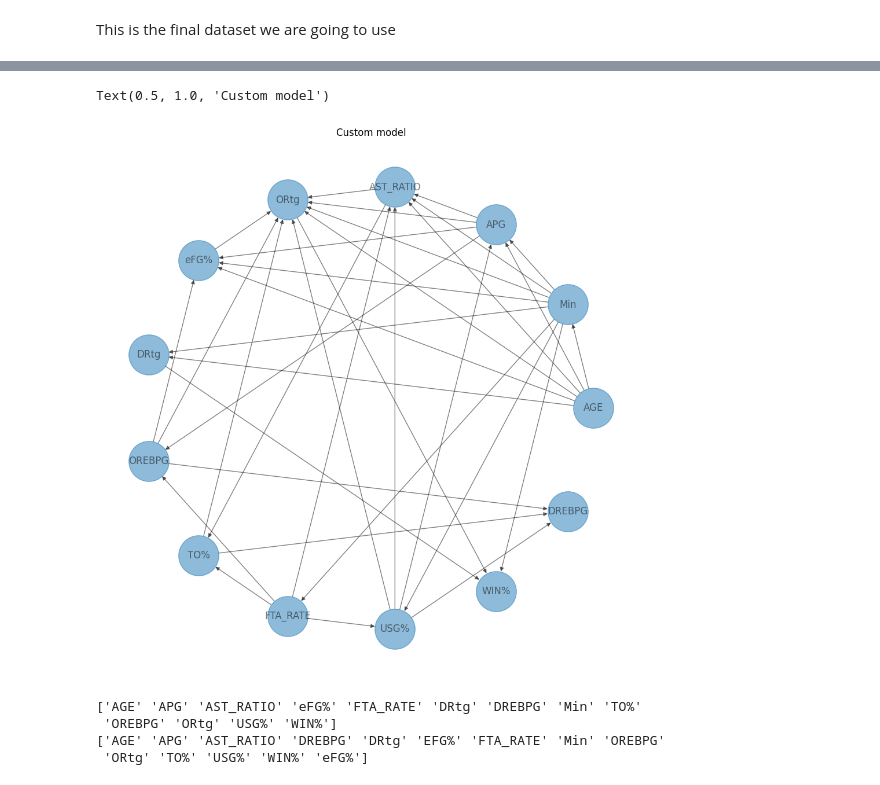
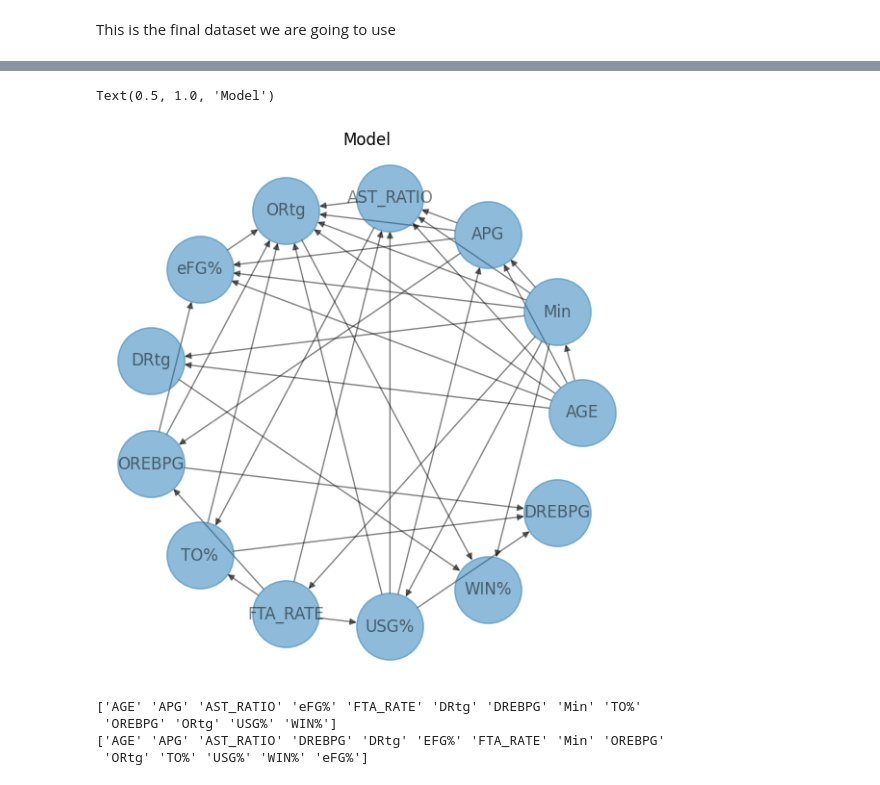
Before and after one commit to CacioCavalloIsNotReal/FAIKR_project_NBA, a Jupyter notebook: project.ipynb, the cells around one changed output, grey strips where cells are left out. Cells and saved outputs as stored; diff of their text form; code cells hidden in the pictures.

```diff
--- a/project.ipynb
+++ b/project.ipynb
@@ -269,30 +269,30 @@ array([[<Axes: title={'center': 'AGE'}>, <Axes: title={'center': 'APG'}>,
 # %%
 custom_model = BayesianNetwork([('AGE', 'Min'), ('AGE', 'APG'),
                                 ('AGE', 'AST_RATIO'), ('AGE', 'ORtg'),
                                 ('AGE', 'eFG%'), ('AGE', 'DRtg'),
                                 ('APG', 'AST_RATIO'), ('APG', 'OREBPG'),
                                 ('APG', 'ORtg'), ('APG', 'eFG%'),
                                 ('AST_RATIO', 'ORtg'), ('AST_RATIO', 'TO%'),
                                 ('eFG%', 'ORtg'),
                                 ('FTA_RATE', 'AST_RATIO'), ('FTA_RATE', 'OREBPG'),
                                 ('FTA_RATE', 'TO%'), ('FTA_RATE', 'USG%'),
                                 ('DRtg', 'WIN%'),
                                 ('Min', 'FTA_RATE'), ('Min', 'APG'),
                                 ('Min', 'AST_RATIO'), ('Min', 'USG%'),
                                 ('Min', 'ORtg'), ('Min', 'eFG%'),
                                 ('Min', 'WIN%'), ('Min', 'DRtg'),
                                 ('TO%', 'DREBPG'), ('TO%', 'ORtg'),
                                 ('OREBPG', 'eFG%'), ('OREBPG', 'ORtg'),
                                 ('OREBPG', 'DREBPG'),
                                 ('ORtg', 'WIN%'),
                                 ('USG%', 'APG'), ('USG%', 'AST_RATIO'),
                                 ('USG%', 'DREBPG'), ('USG%', 'ORtg')])
-fig, ax = plt.subplots(1, 1, figsize=(12, 12))
+fig, ax = plt.subplots(1, 1, figsize=(7, 7))
 nx.draw_circular(custom_model, with_labels=True, node_size=2500, alpha=0.5, ax=ax)
-ax.set_title('Custom model')
+ax.set_title('Model')
 # %% [output]
-Text(0.5, 1.0, 'Custom model')
+Text(0.5, 1.0, 'Model')
-[figure, old version]
+[figure, new version]
 # %%
 # Da rimuovere
 pipo=np.array([('AGE', 'Min'), ('AGE', 'APG'),
```
Also changed, not shown: parts of 14 cells of this notebook.
